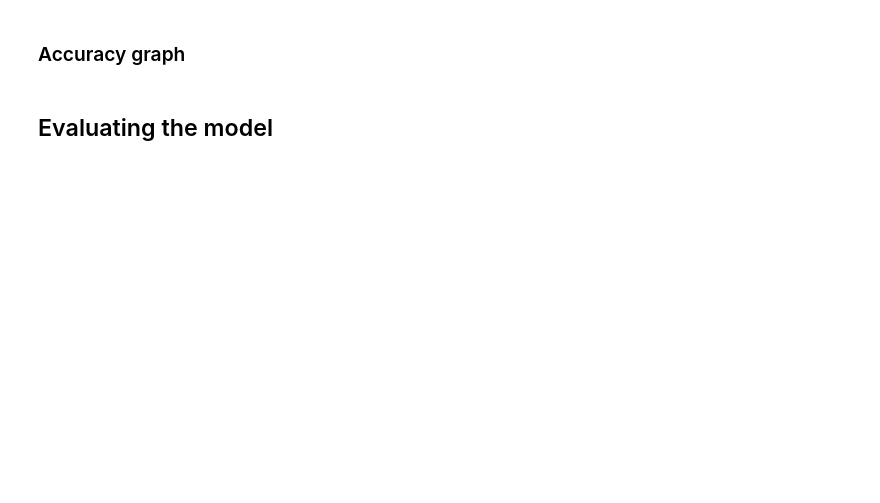
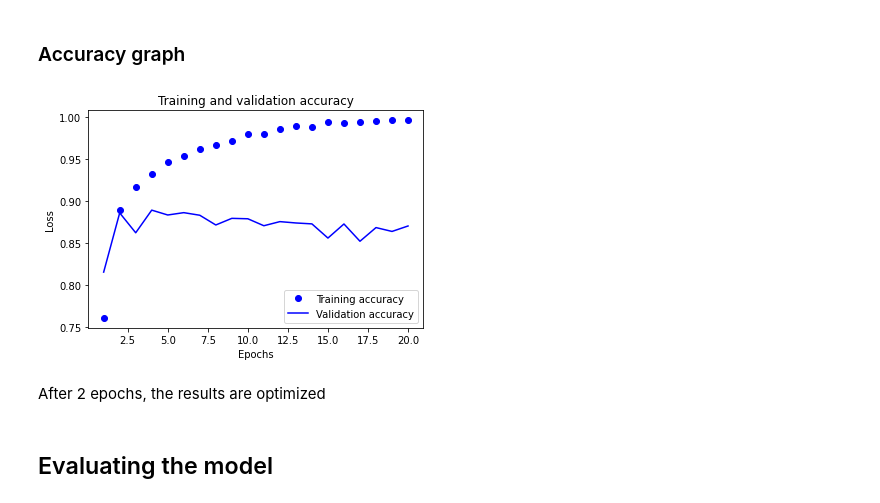
Before and after one commit to Learning-with-the-bois/Deep-Learning-with-Python, a Jupyter notebook: practice_files/classifying_movie_reviews.ipynb, the cells around one changed output. Drawn from its saved outputs; the diff is of its cells as text; code cells hidden in the pictures; blank space fills up the shorter version.

Commit message:
Ran results and showed output

```diff
--- a/practice_files/classifying_movie_reviews.ipynb
+++ b/practice_files/classifying_movie_reviews.ipynb
@@ -126,17 +150,21 @@ plt.show()
 ### Accuracy graph
 # %%
 plt.clf()
-acc_values = history_dict['acc']
-val_acc_values = history_dict['val_acc']
+acc_values = history_dict['accuracy']
+val_acc_values = history_dict['val_accuracy']
 
 plt.plot(epochs,acc_values,'bo',label="Training accuracy")
 plt.plot(epochs,val_acc_values,'b',label="Validation accuracy")
 plt.title("Training and validation accuracy")
 plt.xlabel('Epochs')
 plt.ylabel('Loss')
 plt.legend()
 
 plt.show()
+# %% [output]
+[figure, added]
+# %% [markdown]
+After 2 epochs, the results are optimized
 # %% [markdown]
 ## Evaluating the model
 # %%
```
Also changed, not shown: parts of 8 cells of this notebook.
